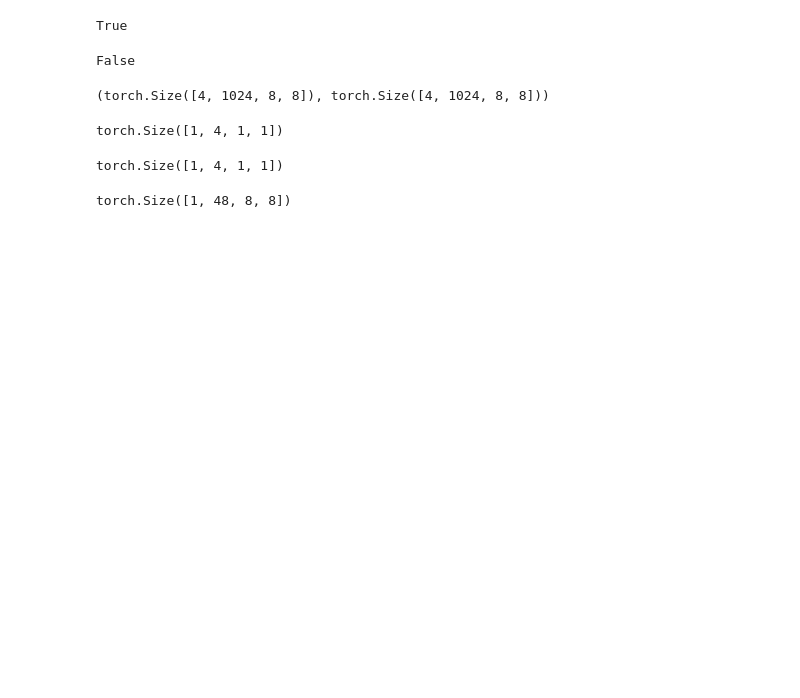
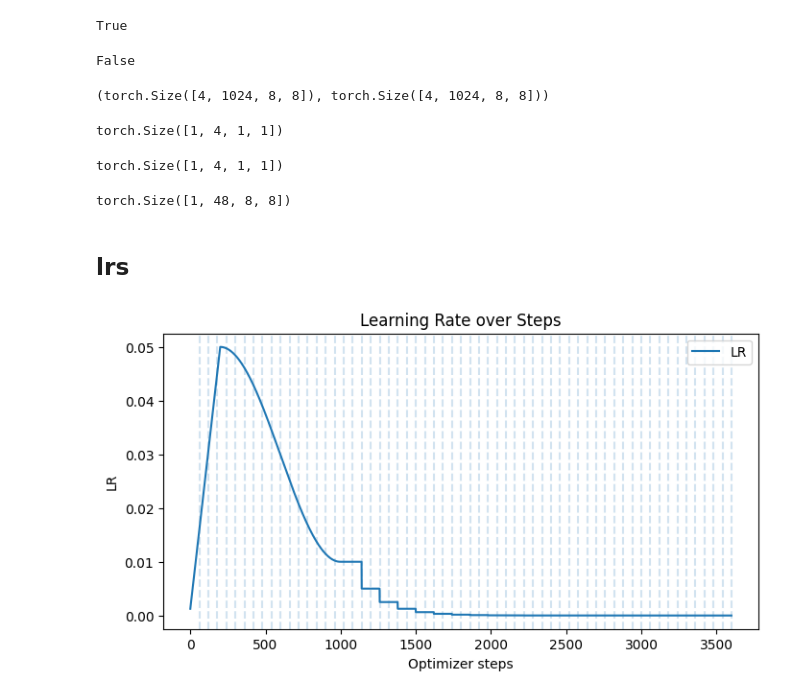
Before and after one commit to ajkdrag/legoml, a Jupyter notebook: experiments/image_clf/exp_clf.ipynb, the cells around one changed output. Cells and saved outputs as stored; diff of their text form; code cells hidden in the pictures; blank space fills up the shorter version.

Commit message:
Trying out new scheduler

```diff
--- a/experiments/image_clf/exp_clf.ipynb
+++ b/experiments/image_clf/exp_clf.ipynb
@@ -835,3 +835,5 @@ s2d = SpaceToDepth(4)
 s2d(x).shape
 # %% [output]
 torch.Size([1, 48, 8, 8])
+# %% [markdown]
+## lrs
@@ -837,0 +1249,56 @@ torch.Size([1, 48, 8, 8])
+# %%
+import matplotlib.pyplot as plt
+
+def simulate_and_plot_lrs(optimizer, scheduler, steps_per_epoch, num_epochs, metric_trajectory="plateau"):
+    """
+    metric_trajectory:
+      - "plateau": improves first few epochs then stagnates
+      - "improving": keeps improving (no LR drop on plateau)
+      - "worsening": gets worse (forces LR to drop when in plateau)
+    """
+    lrs, marks = [], []
+    best = 1.0
+    for epoch in range(num_epochs):
+        # pretend training
+        for _ in range(steps_per_epoch):
+            optimizer.step()
+            scheduler.step()
+            lrs.append(scheduler.get_last_lr()[0])
+        # pretend validation metric
+        if metric_trajectory == "plateau":
+            metric = best if epoch >= 4 else best * (0.8 ** (epoch + 1))
+        elif metric_trajectory == "improving":
+            metric = best * (0.8 ** (epoch + 1))
+        else:  # worsening
+            metric = best * (1.05 ** (epoch + 1))
+        scheduler.step_plateau(metric)
+        marks.append(len(lrs))  # end-of-epoch marker
+
+    # Plot
+    plt.figure(figsize=(8, 4))
+    plt.plot(lrs, label="LR")
+    for m in marks:
+        plt.axvline(m, linestyle="--", alpha=0.2)
+    plt.title("Learning Rate over Steps")
+    plt.xlabel("Optimizer steps")
+    plt.ylabel("LR")
+    plt.legend()
+    plt.show()
+
+# Example (toy):
+model = nn.Linear(128, 10)
+opt2 = torch.optim.SGD(model.parameters(), lr=1e-3, momentum=0.9)
+sched2 = WarmupAnnealThenPlateau(
+    opt2,
+    total_epochs=10, steps_per_epoch=100,
+    pct_start=0.2,
+    start_lr=1e-3, max_lr=0.05, base_lr=0.01,
+    anneal_strategy="cos",
+    plateau_mode="min",
+    plateau_factor=0.5,
+    plateau_patience=1,
+    plateau_min_lr=1e-6,
+)
+simulate_and_plot_lrs(opt2, sched2, steps_per_epoch=60, num_epochs=60, metric_trajectory="plateau")
+# %% [output]
+[figure, added]
```
Also changed, not shown: parts of 7 cells of this notebook, 5 other files.
